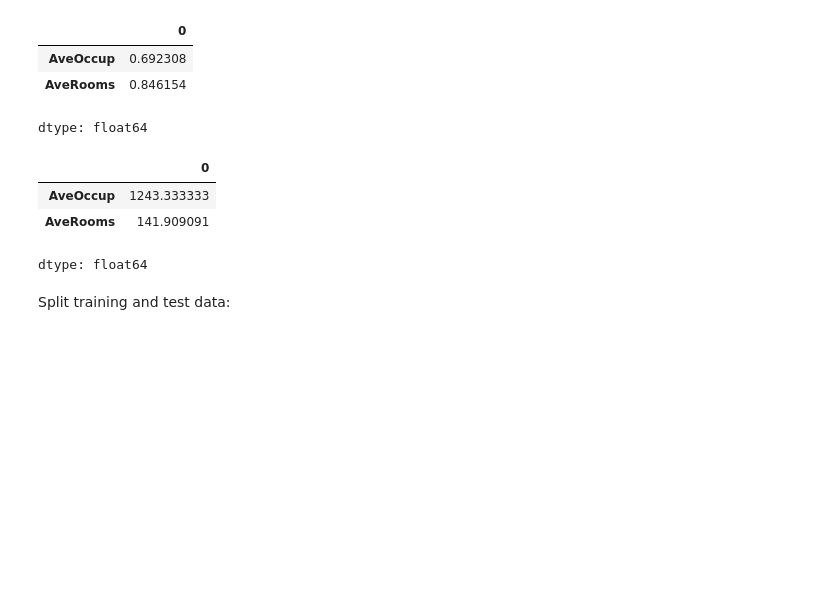
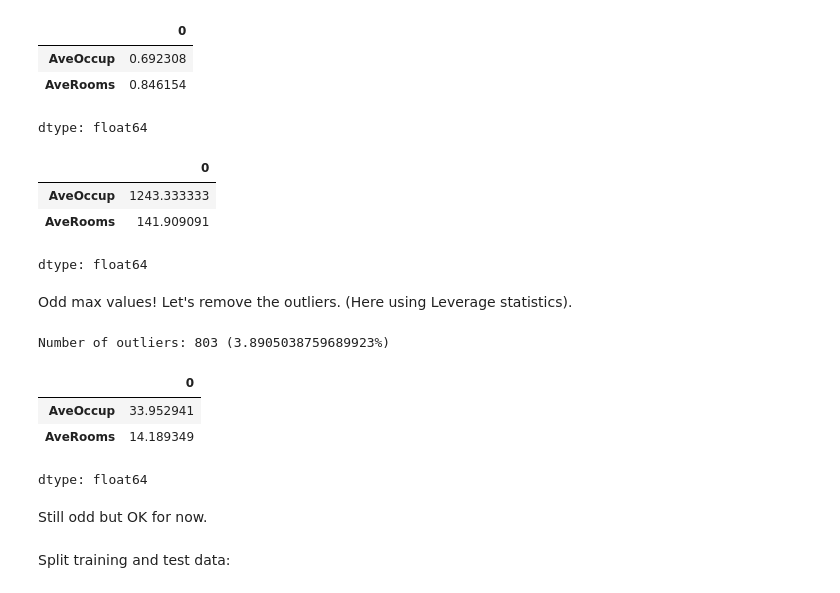
Before and after one commit to WelfLowe/ML4developers, a Jupyter notebook: 3-Numerical_Regression.ipynb, the cells around one changed output. Saved outputs shown, nothing was run; the diff lists cells and outputs as text; code cells hidden in the pictures; blank space fills up the shorter version.

```diff
--- a/3-Numerical_Regression.ipynb
+++ b/3-Numerical_Regression.ipynb
@@ -108,6 +91,47 @@ X.max(axis=0)
 | AveOccup | 1243.333333 |
 | AveRooms | 141.909091 |
 dtype: float64
+# %% [markdown]
+Odd max values! Let's remove the outliers. (Here using Leverage statistics).
+# %%
+# Add a constant to the dataset (for the intercept in OLS regression)
+X = sm.add_constant(df.drop('Target', axis=1))  # Features (with intercept)
+y = df['Target']  # Target variable
+
+# Fit an OLS model
+model = sm.OLS(y, X).fit()
+
+# Get leverage (hat) values from the model
+influence = model.get_influence()
+leverage = influence.hat_matrix_diag
+
+# Define a threshold for high leverage (commonly 2 * (p+1) / n)
+n = X.shape[0]  # Number of observations
+p = X.shape[1] - 1  # Number of features
+threshold = 2 * (p + 1) / n
+
+# Identify high leverage points (outliers)
+high_leverage_points = np.where(leverage > threshold)[0]
+
+# Print the outliers based on leverage
+outliers_df = df.iloc[high_leverage_points]
+print(f"Number of outliers: {len(high_leverage_points)} ({len(high_leverage_points)/len(X)*100}%)")
+
+# Eliminate outliers
+df_no_outliers = df.drop(index=high_leverage_points)
+# %% [output]
+Number of outliers: 803 (3.8905038759689923%)
+# %%
+X = df_no_outliers[['AveOccup', 'AveRooms']]
+Y = df_no_outliers['Target']
+X.max(axis=0)
+# %% [output]
+|  | 0 |
+| AveOccup | 33.952941 |
+| AveRooms | 14.189349 |
+dtype: float64
+# %% [markdown]
+Still odd but OK for now.
 # %% [markdown]
 Split training and test data:
 # %%
```
Also changed, not shown: parts of 15 cells of this notebook.
